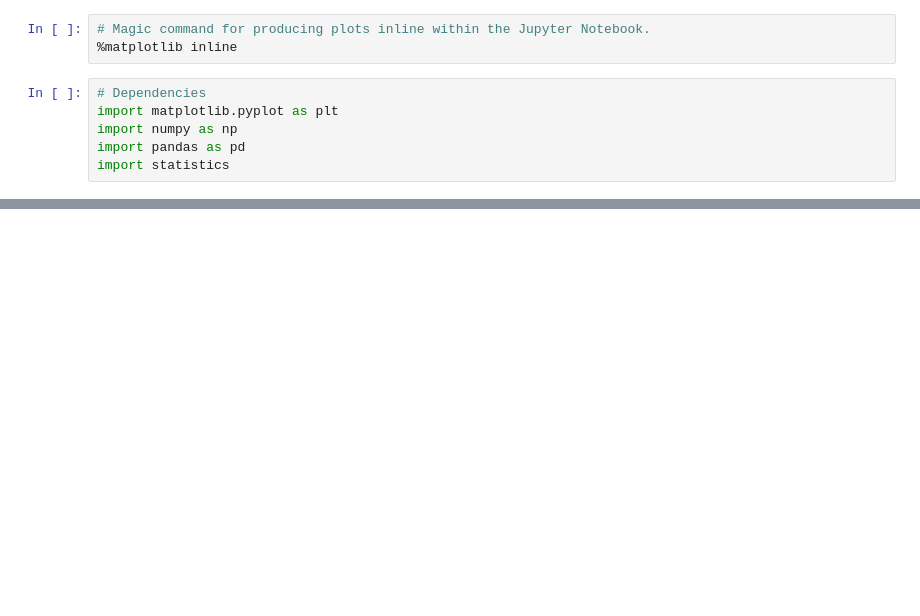
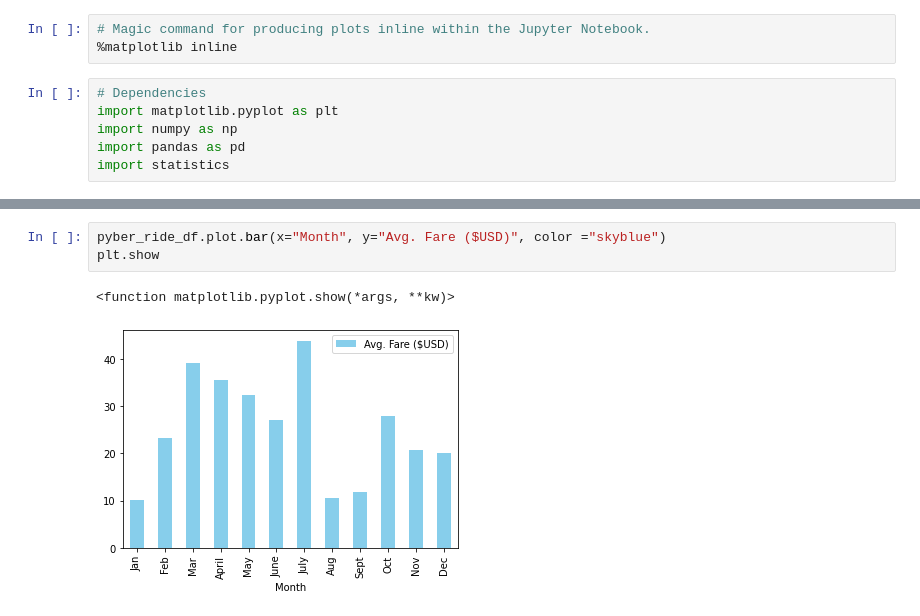
Before and after one commit to MarjorieS81/PyBer_Analysis, a Jupyter notebook: PyBer_ride_data.ipynb, the cells around one changed output, grey strips where cells are left out. Drawn from its saved outputs; the diff is of its cells as text; blank space fills up the shorter version.

```diff
--- a/PyBer_ride_data.ipynb
+++ b/PyBer_ride_data.ipynb
@@ -15,0 +48,6 @@ FileNotFoundError: [Errno 2] File Resources/PyBer_ride_data.csv does not exist:
+# %%
+pyber_ride_df.plot.bar(x="Month", y="Avg. Fare ($USD)", color ="skyblue")
+plt.show
+# %% [output]
+<function matplotlib.pyplot.show(*args, **kw)>
+[figure, added]
```
Also changed, not shown: parts of 5 cells of this notebook, 1 other file.
